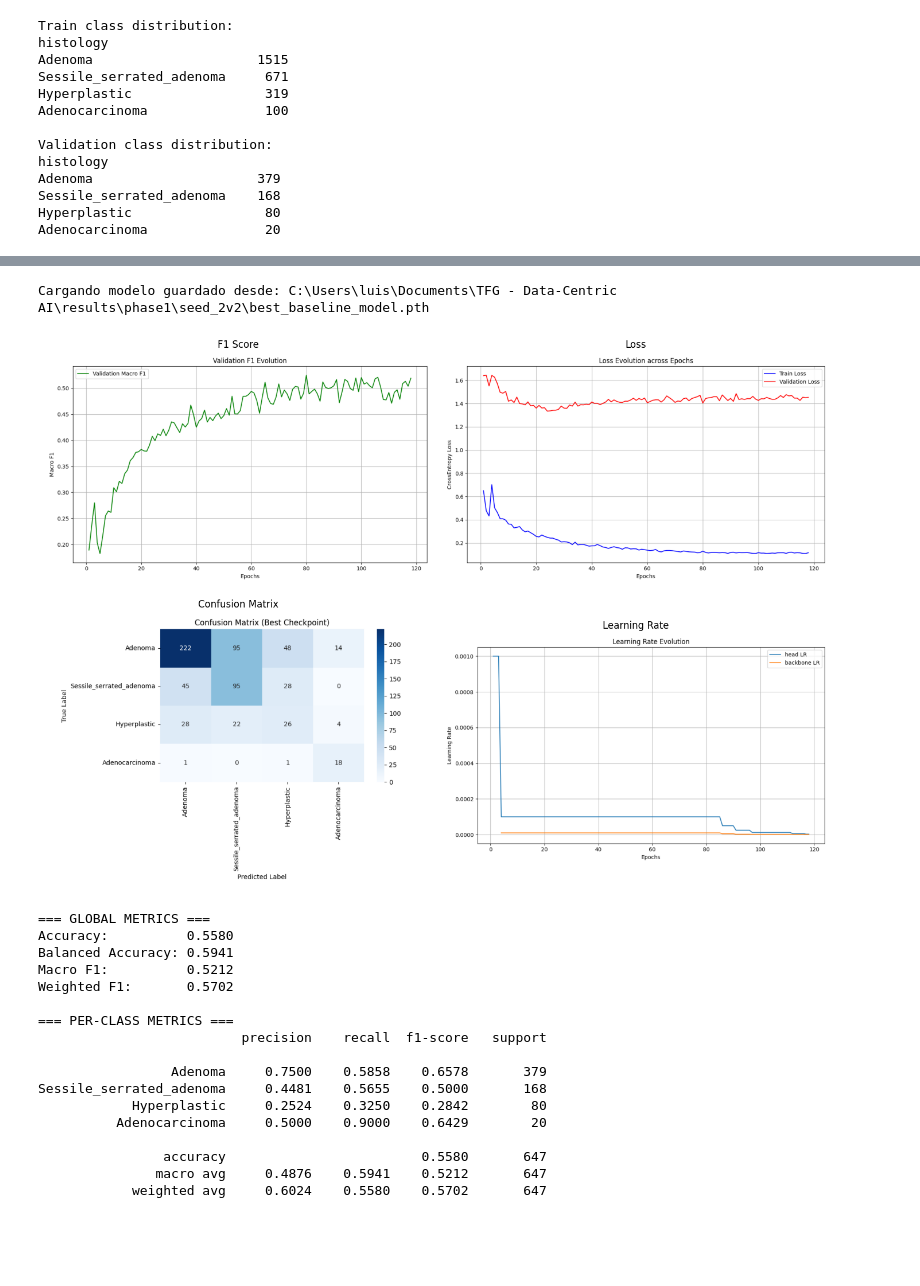
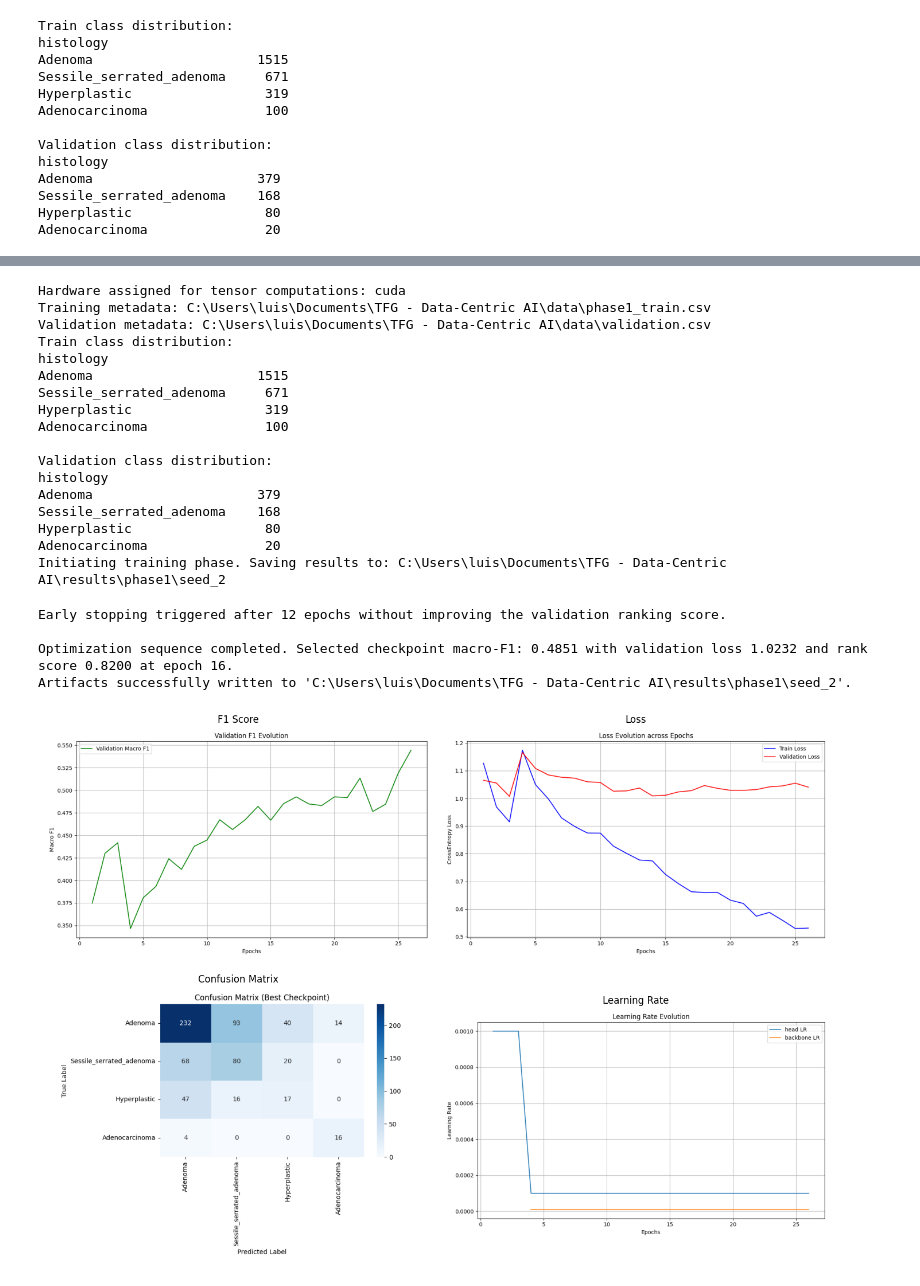
Before and after one commit to luismz14/TFG-DataCentric-AI, a Jupyter notebook: phase1.ipynb, the cells around one changed output, grey strips where cells are left out. Drawn from its saved outputs; the diff is of its cells as text; code cells hidden in the pictures; blank space fills up the shorter version.

```diff
--- a/phase1.ipynb
+++ b/phase1.ipynb
@@ -75,37 +75,40 @@ Sessile_serrated_adenoma     0.4056    0.6012    0.4844       168
 # %%
 baseline_train.random_state = 123
 
 phase1_img_dir = Path("unified_images")
 phase1_csv_dir = Path("phase1_train.csv")
 phase1_validation_csv_dir = VALIDATION_CSV
 phase1_validation_img_dir = Path("unified_images")
-phase1_dir = Path('phase1/seed_2v2')
+phase1_dir = Path('phase1/seed_2')
 
 plotTrainResults(
     train_csv_dir=phase1_csv_dir,
     validation_csv_dir=phase1_validation_csv_dir,
     train_img_dir=phase1_img_dir,
     validation_img_dir=phase1_validation_img_dir,
     results_dir=phase1_dir,
     train=baseline_train,
 )
 # %% [output]
-Cargando modelo guardado desde: C:\Users\luis\Documents\TFG - Data-Centric AI\results\phase1\seed_2v2\best_baseline_model.pth
+Hardware assigned for tensor computations: cuda
+Training metadata: C:\Users\luis\Documents\TFG - Data-Centric AI\data\phase1_train.csv
+Validation metadata: C:\Users\luis\Documents\TFG - Data-Centric AI\data\validation.csv
+Train class distribution:
+histology
+Adenoma                     1515
+Sessile_serrated_adenoma     671
+Hyperplastic                 319
+Adenocarcinoma               100
+
+Validation class distribution:
+histology
+Adenoma                     379
+Sessile_serrated_adenoma    168
+Hyperplastic                 80
+Adenocarcinoma               20
+Initiating training phase. Saving results to: C:\Users\luis\Documents\TFG - Data-Centric AI\results\phase1\seed_2
+Early stopping triggered after 12 epochs without improving the validation ranking score.
+
+Optimization sequence completed. Selected checkpoint macro-F1: 0.4851 with validation loss 1.0232 and rank score 0.8200 at epoch 16.
+Artifacts successfully written to 'C:\Users\luis\Documents\TFG - Data-Centric AI\results\phase1\seed_2'.
-[figure, old version]
+[figure, new version]
-=== GLOBAL METRICS ===
-Accuracy:          0.5580
-Balanced Accuracy: 0.5941
-Macro F1:          0.5212
-Weighted F1:       0.5702
-
-=== PER-CLASS METRICS ===
-                          precision    recall  f1-score   support
-
-                 Adenoma     0.7500    0.5858    0.6578       379
-Sessile_serrated_adenoma     0.4481    0.5655    0.5000       168
-            Hyperplastic     0.2524    0.3250    0.2842        80
-          Adenocarcinoma     0.5000    0.9000    0.6429        20
-
-                accuracy                         0.5580       647
-               macro avg     0.4876    0.5941    0.5212       647
-            weighted avg     0.6024    0.5580    0.5702       647
```
Also changed, not shown: parts of 6 cells of this notebook, 4 other files.
